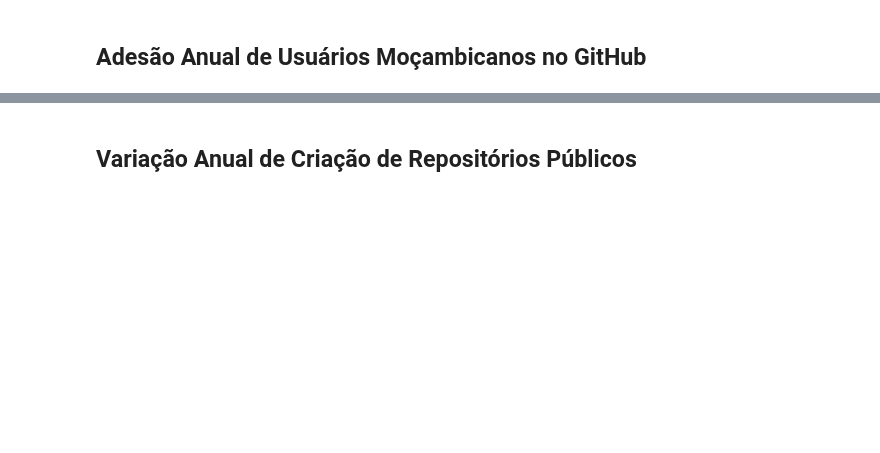
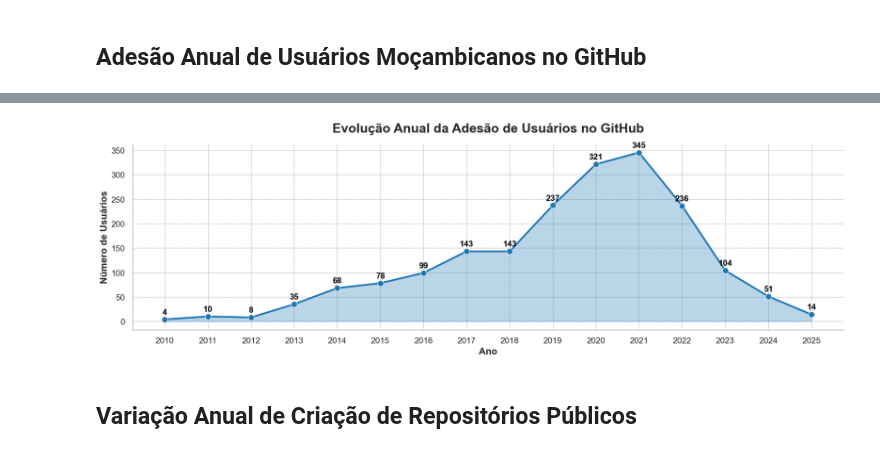
Before and after one commit to HercoZauZau/GitHub_Insights--Mozambique, a Jupyter notebook: notebooks/06_get_insights.ipynb, the cells around one changed output, grey strips where cells are left out. Saved outputs shown, nothing was run; the diff lists cells and outputs as text; code cells hidden in the pictures; blank space fills up the shorter version.

```diff
--- a/notebooks/06_get_insights.ipynb
+++ b/notebooks/06_get_insights.ipynb
@@ -210,3 +169,68 @@ plt.show()
+# %%
+# Converter a coluna 'created_at' para datetime e extrair o ano
+users_data['created_at'] = pd.to_datetime(users_data['created_at'])
+users_data['year'] = users_data['created_at'].dt.year
+
+# Agrupar por ano e contar os usuários
+yearly_counts = users_data.groupby('year').size().reset_index(name='user_count')
+yearly_counts = yearly_counts.sort_values('year')
+
+# Configurar o tema e contexto com ajustes adicionais de estilo
+sns.set_theme(style="whitegrid", context="talk", rc={
+    "axes.titlesize": 22,
+    "axes.titleweight": "bold",
+    "axes.labelsize": 16,
+    "axes.labelweight": "bold",
+    "xtick.labelsize": 14,
+    "ytick.labelsize": 14,
+    "grid.color": "gray",
+    "grid.linestyle": "--",
+    "grid.linewidth": 0.5,
+})
+
+# Criar a figura
+plt.figure(figsize=(18, 6))
+ax = sns.lineplot(
+    x='year',
+    y='user_count',
+    data=yearly_counts,
+    marker='o',
+    linewidth=3,
+    markersize=10,
+    color='#1f77b4'
+)
+
+# Adicionar preenchimento abaixo da linha para um efeito de destaque
+ax.fill_between(yearly_counts['year'], yearly_counts['user_count'], alpha=0.3, color='#1f77b4')
+
+# Adicionar anotações com os valores de cada ponto
+for index, row in yearly_counts.iterrows():
+    ax.text(
+        row['year'],
+        row['user_count'] + max(yearly_counts['user_count'])*0.02,  # Ajuste para espaçamento dinâmico
+        str(row['user_count']),
+        ha='center',
+        va='bottom',
+        fontsize=14,
+        fontweight='bold',
+        color='black'
+    )
+
+# Definir explicitamente todos os anos no eixo x
+ax.set_xticks(yearly_counts['year'])
+
+# Remover as bordas superior e direita para um visual mais clean
+sns.despine(top=True, right=True)
+
+# Configurar título e rótulos dos eixos
+plt.title('Evolução Anual da Adesão de Usuários no GitHub', pad=20)
+plt.xlabel('Ano')
+plt.ylabel('Número de Usuários')
+
+plt.tight_layout()
+plt.show()
+# %% [output]
+[figure, added]
 # %% [markdown]
 ## Variação Anual de Criação de Repositórios Públicos
 # %%
```
Also changed, not shown: parts of 6 cells of this notebook, 5 other files.
